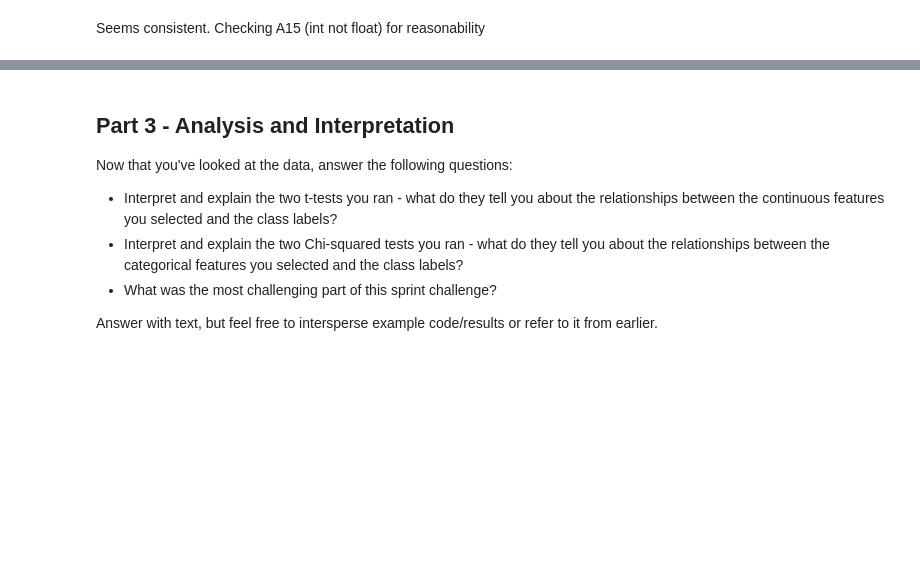
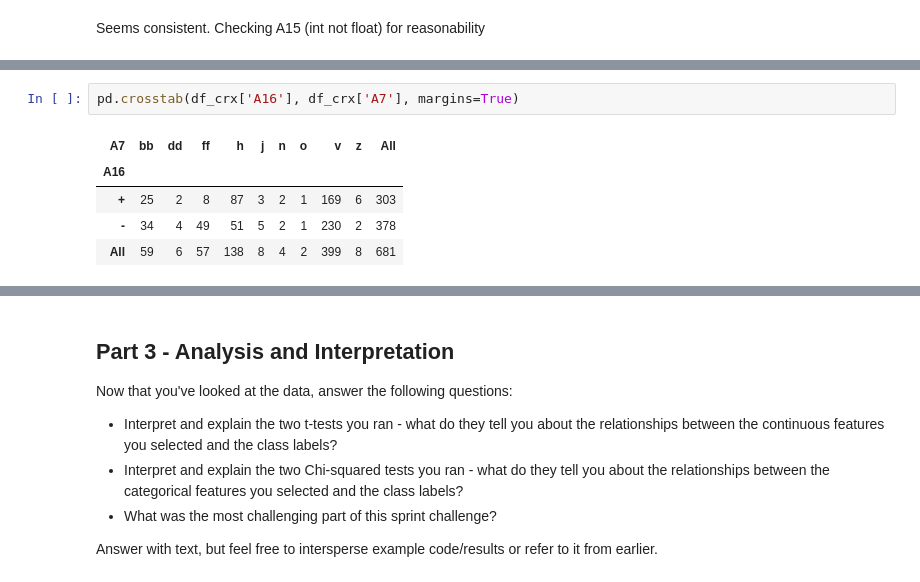
Before and after one commit to AdrianduPlessis/DS-Unit-1-Sprint-3-Statistical-Tests-and-Experiments, a Jupyter notebook: DS_Unit_1_Sprint_Challenge_3.ipynb, the cells around one changed output, grey strips where cells are left out. Saved outputs shown, nothing was run; the diff lists cells and outputs as text; blank space fills up the shorter version.

```diff
--- a/DS_Unit_1_Sprint_Challenge_3.ipynb
+++ b/DS_Unit_1_Sprint_Challenge_3.ipynb
@@ -156,0 +327,8 @@ This is challenging, so manage your time and aim for a baseline of at least runn
+# %%
+pd.crosstab(df_crx['A16'], df_crx['A7'], margins=True)
+# %% [output]
+| A7 | bb | dd | ff | h | j | n | o | v | z | All |
+| A16 |  |  |  |  |  |  |  |  |  |  |
+| + | 25 | 2 | 8 | 87 | 3 | 2 | 1 | 169 | 6 | 303 |
+| - | 34 | 4 | 49 | 51 | 5 | 2 | 1 | 230 | 2 | 378 |
+| All | 59 | 6 | 57 | 138 | 8 | 4 | 2 | 399 | 8 | 681 |
```
Also changed, not shown: parts of 46 cells of this notebook.
